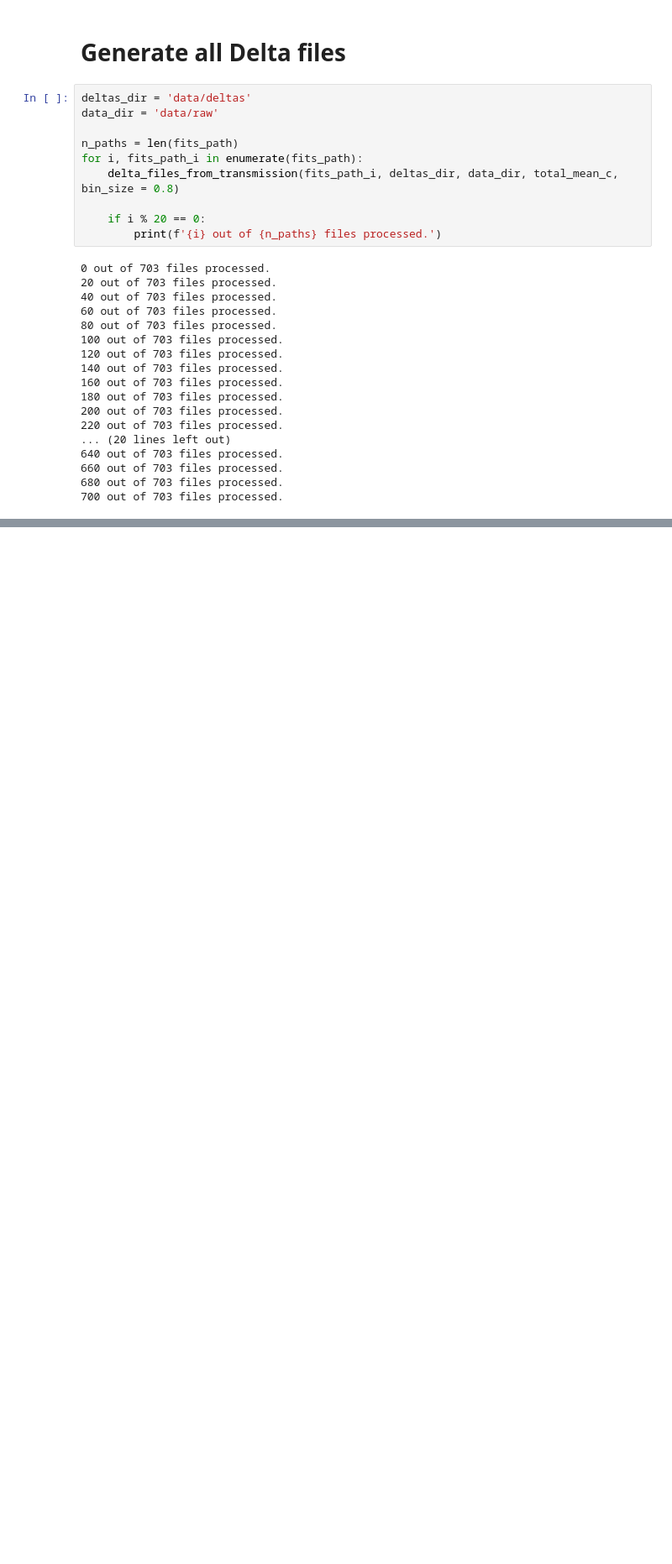
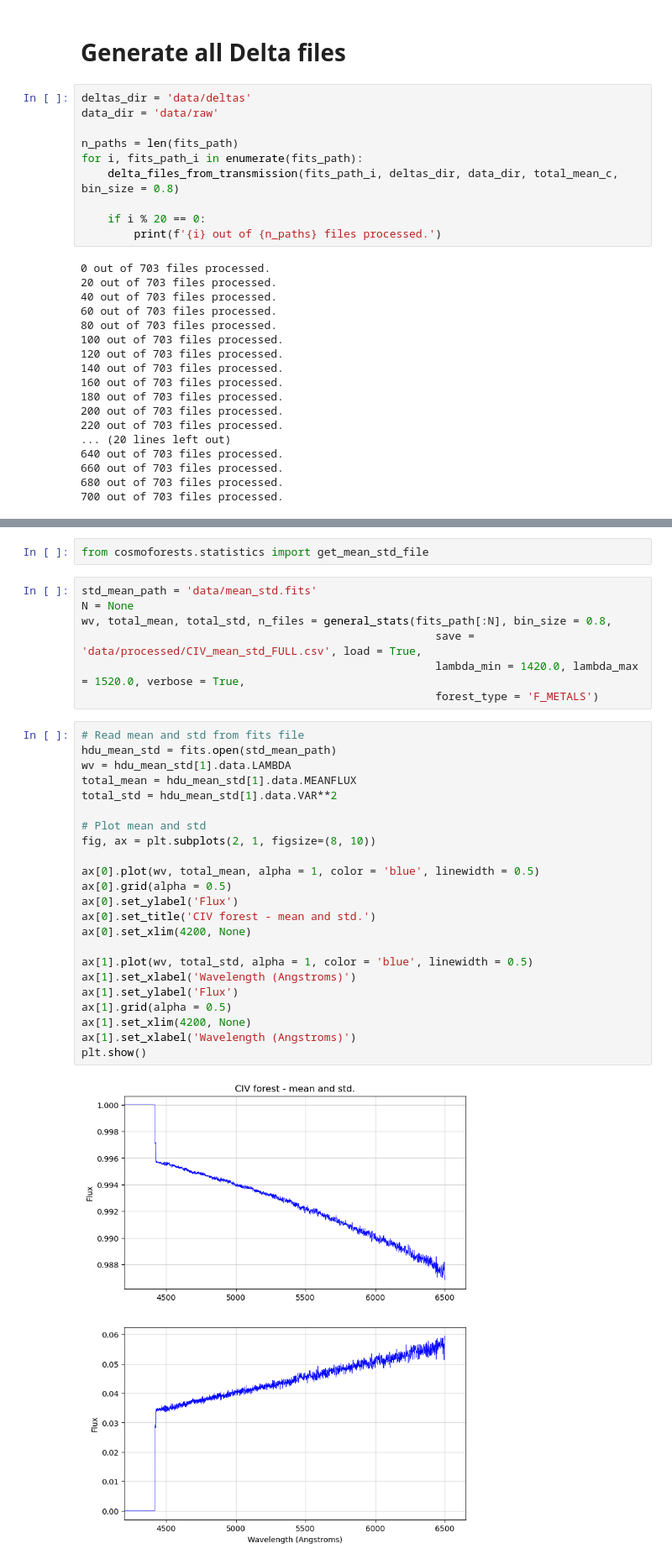
Before and after one commit to GabrielMissael/cosmoforests, a Jupyter notebook: main.ipynb, the cells around one changed output, grey strips where cells are left out. Shown at 84% size. Drawn from its saved outputs; the diff is of its cells as text; blank space fills up the shorter version.

```diff
--- a/main.ipynb
+++ b/main.ipynb
@@ -552,0 +540,34 @@ for i, fits_path_i in enumerate(fits_path):
+# %%
+from cosmoforests.statistics import get_mean_std_file
+# %%
+std_mean_path = 'data/mean_std.fits'
+N = None
+wv, total_mean, total_std, n_files = general_stats(fits_path[:N], bin_size = 0.8,
+                                                      save = 'data/processed/CIV_mean_std_FULL.csv', load = True,
+                                                      lambda_min = 1420.0, lambda_max = 1520.0, verbose = True,
+                                                      forest_type = 'F_METALS')
+# %%
+# Read mean and std from fits file
+hdu_mean_std = fits.open(std_mean_path)
+wv = hdu_mean_std[1].data.LAMBDA
+total_mean = hdu_mean_std[1].data.MEANFLUX
+total_std = hdu_mean_std[1].data.VAR**2
+
+# Plot mean and std
+fig, ax = plt.subplots(2, 1, figsize=(8, 10))
+
+ax[0].plot(wv, total_mean, alpha = 1, color = 'blue', linewidth = 0.5)
+ax[0].grid(alpha = 0.5)
+ax[0].set_ylabel('Flux')
+ax[0].set_title('CIV forest - mean and std.')
+ax[0].set_xlim(4200, None)
+
+ax[1].plot(wv, total_std, alpha = 1, color = 'blue', linewidth = 0.5)
+ax[1].set_xlabel('Wavelength (Angstroms)')
+ax[1].set_ylabel('Flux')
+ax[1].grid(alpha = 0.5)
+ax[1].set_xlim(4200, None)
+ax[1].set_xlabel('Wavelength (Angstroms)')
+plt.show()
+# %% [output]
+[figure, added]
```
Also changed, not shown: parts of 9 cells of this notebook.
